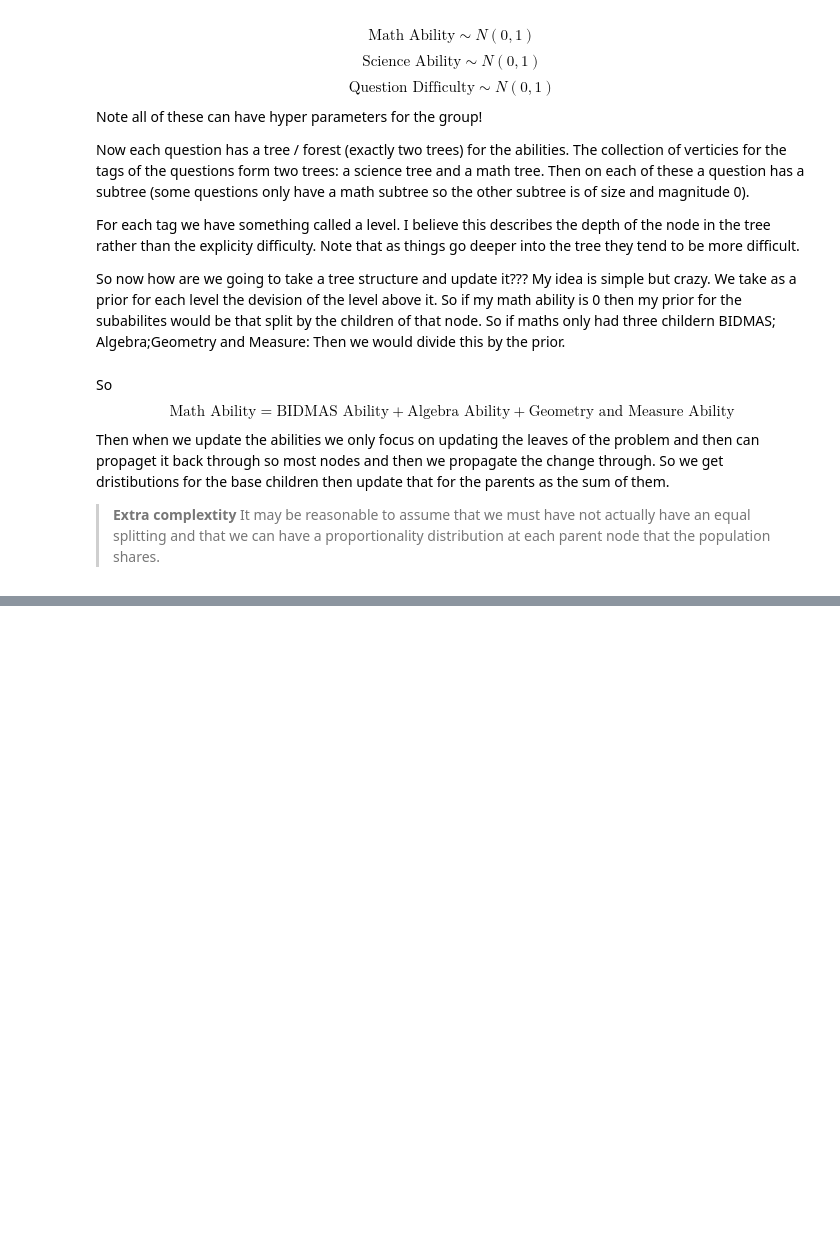
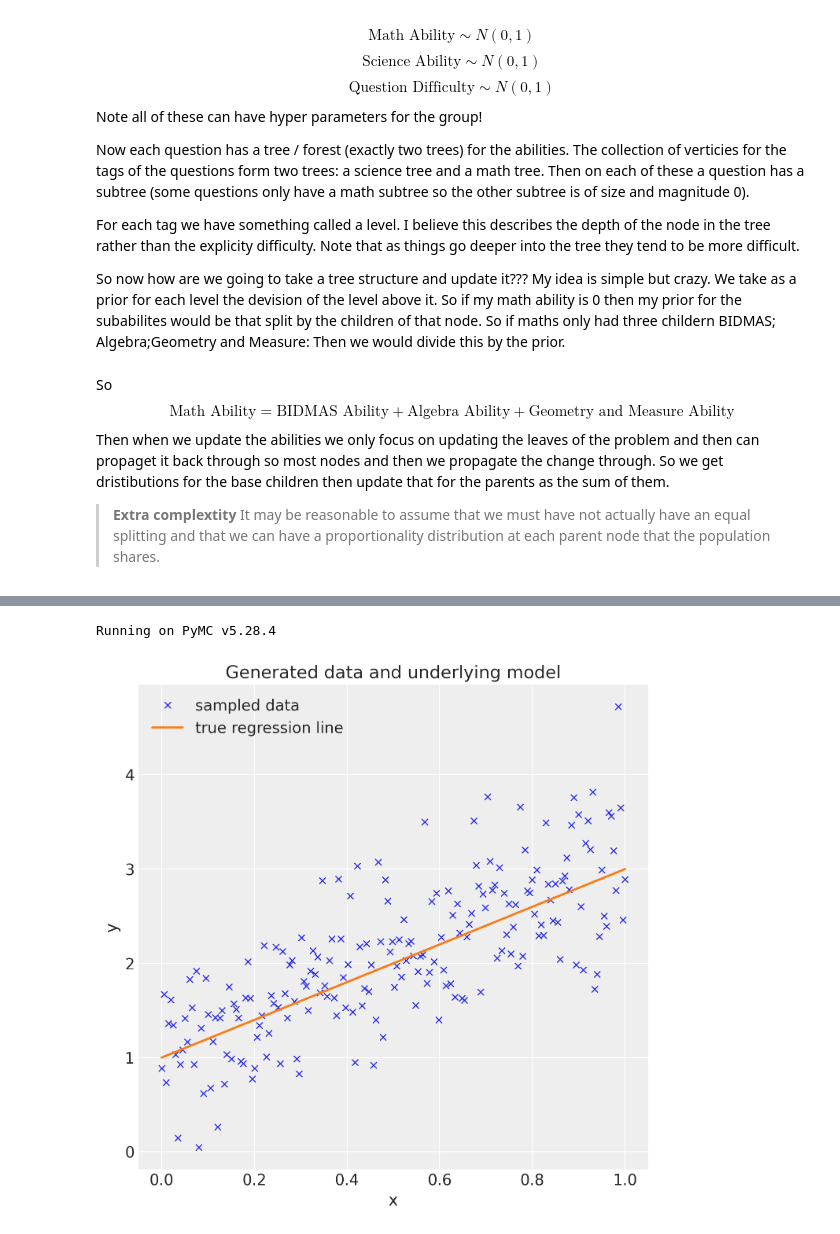
Before and after one commit to kshoker12/STAT_405_Project, a Jupyter notebook: bayesian_model/main.ipynb, the cells around one changed output, grey strips where cells are left out. Drawn from its saved outputs; the diff is of its cells as text; code cells hidden in the pictures; blank space fills up the shorter version.

Commit message:
update of the model i have been working on

```diff
--- a/bayesian_model/main.ipynb
+++ b/bayesian_model/main.ipynb
@@ -38,2 +45,39 @@ $$C \sim \text{Bern}(p)$$
 # %%
-This seems like a fair model
+
+import arviz as az
+import matplotlib.pyplot as plt
+import numpy as np
+import pandas as pd
+import xarray as xr
+
+import pymc as pm
+
+from pymc import HalfCauchy, Model, Normal, sample
+print(f"Running on PyMC v{pm.__version__}")
+# %% [output]
+Running on PyMC v5.28.4
+# %%
+RANDOM_SEED = 8927
+rng = np.random.default_rng(RANDOM_SEED)
+%config InlineBackend.figure_format = 'retina'
+az.style.use("arviz-darkgrid")
+# %%
+size = 200
+true_intercept = 1
+true_slope = 2
+
+x = np.linspace(0, 1, size)
+# y = a + b*x
+true_regression_line = true_intercept + true_slope * x
+# add noise
+y = true_regression_line + rng.normal(scale=0.5, size=size)
+
+data = pd.DataFrame({"x": x, "y": y})
+# %%
+fig = plt.figure(figsize=(7, 7))
+ax = fig.add_subplot(111, xlabel="x", ylabel="y", title="Generated data and underlying model")
+ax.plot(x, y, "x", label="sampled data")
+ax.plot(x, true_regression_line, label="true regression line", lw=2.0)
+plt.legend(loc=0);
+# %% [output]
+[figure, added]
```
Also changed, not shown: parts of 8 cells of this notebook, 1 other file.
